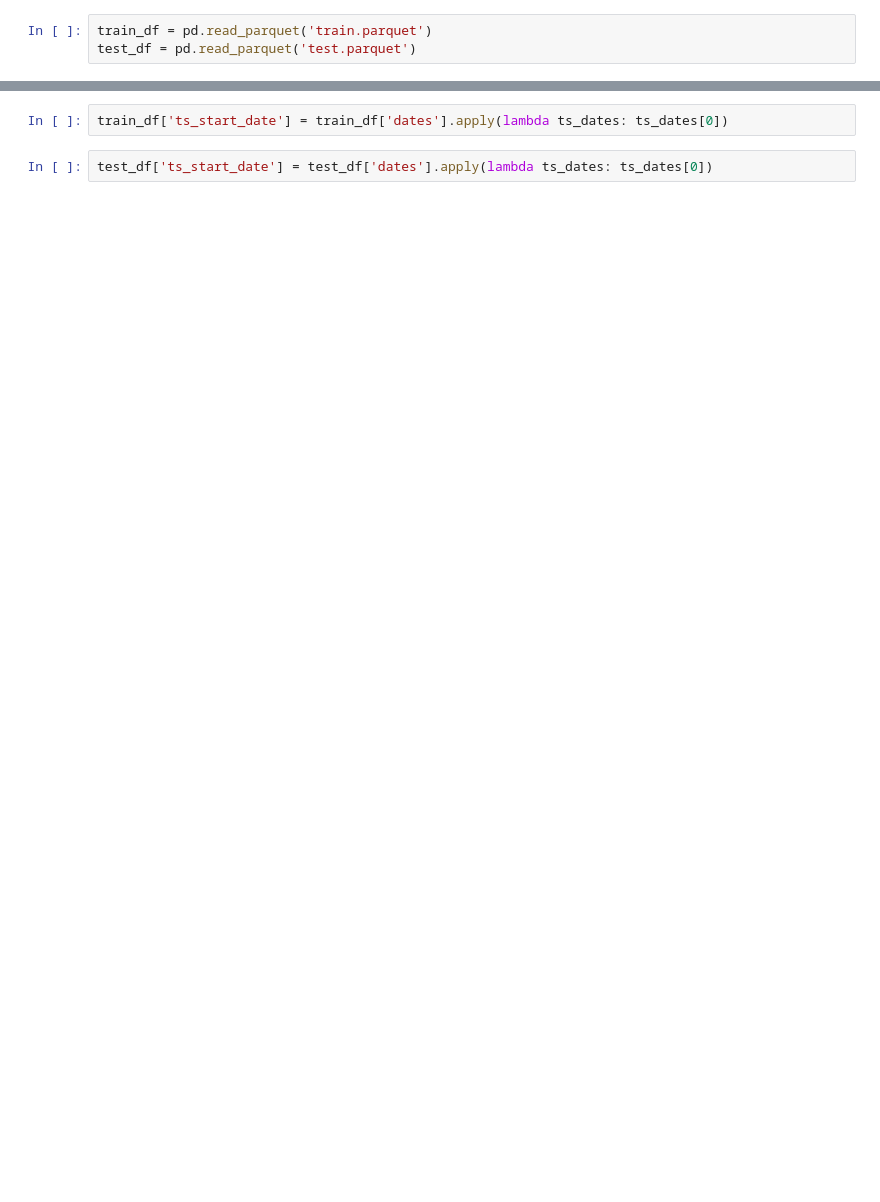
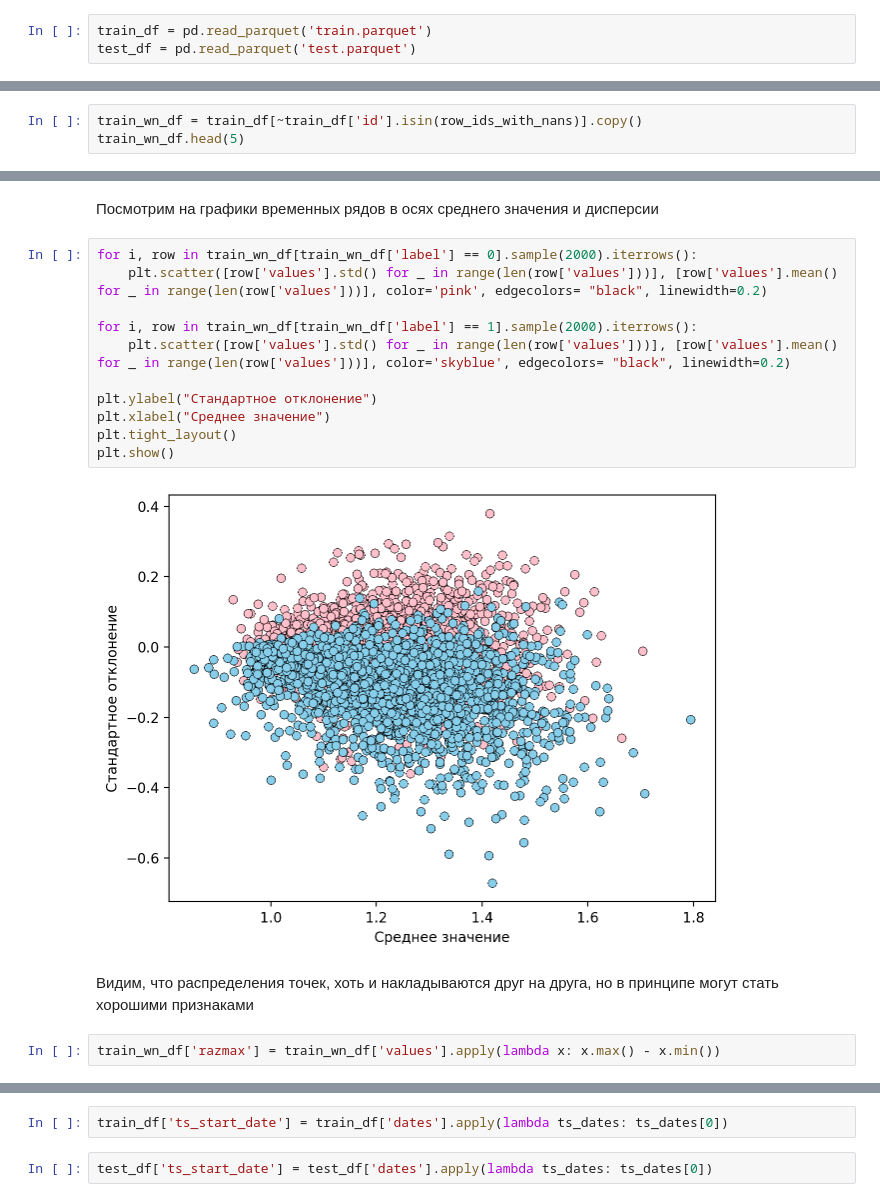
Before and after one commit to mikheevshow/ts-classification, a Jupyter notebook: solution.ipynb, the cells around one changed output, grey strips where cells are left out. Saved outputs shown, nothing was run; the diff lists cells and outputs as text; blank space fills up the shorter version.

```diff
--- a/solution.ipynb
+++ b/solution.ipynb
@@ -25,0 +156,3 @@ train_df
+# %%
+train_wn_df = train_df[~train_df['id'].isin(row_ids_with_nans)].copy()
+train_wn_df.head(5)
@@ -25,0 +166,19 @@ train_df
+# %% [markdown]
+Посмотрим на графики временных рядов в осях среднего значения и дисперсии
+# %%
+for i, row in train_wn_df[train_wn_df['label'] == 0].sample(2000).iterrows():
+    plt.scatter([row['values'].std() for _ in range(len(row['values']))], [row['values'].mean() for _ in range(len(row['values']))], color='pink', edgecolors= "black", linewidth=0.2)
+
+for i, row in train_wn_df[train_wn_df['label'] == 1].sample(2000).iterrows():
+    plt.scatter([row['values'].std() for _ in range(len(row['values']))], [row['values'].mean() for _ in range(len(row['values']))], color='skyblue', edgecolors= "black", linewidth=0.2)
+
+plt.ylabel("Стандартное отклонение")
+plt.xlabel("Среднее значение")
+plt.tight_layout()
+plt.show()
+# %% [output]
+[figure, added]
+# %% [markdown]
+Видим, что распределения точек, хоть и накладываются друг на друга, но в принципе могут стать хорошими признаками
+# %%
+train_wn_df['razmax'] = train_wn_df['values'].apply(lambda x: x.max() - x.min())
```
Also changed, not shown: parts of 81 cells of this notebook, 1 other file.
